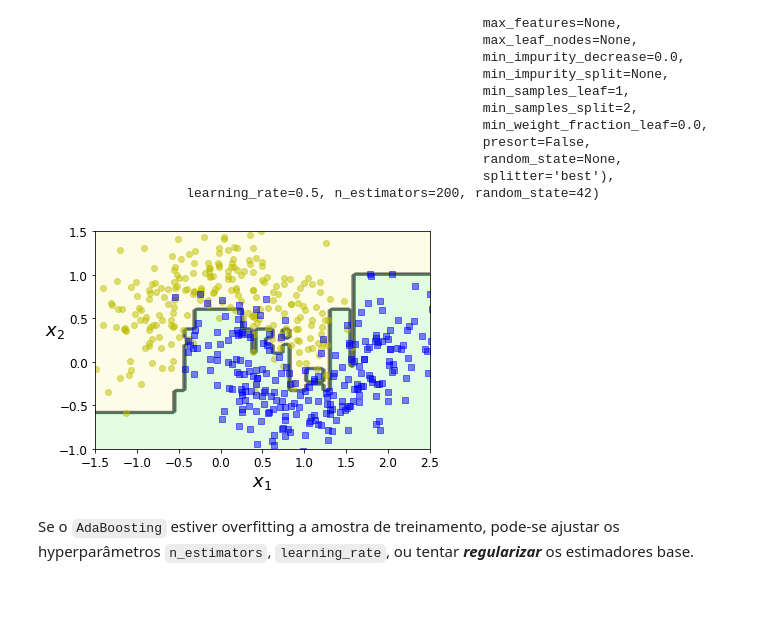
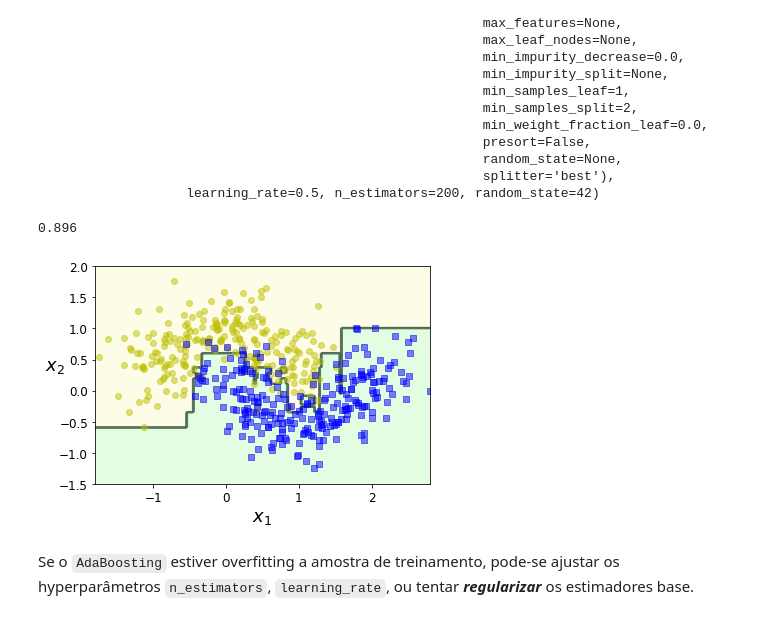
Before and after one commit to clemencia/ML4PPGF_UERJ, a Jupyter notebook: Ensemble_Learning_and_Random_Forests_conGraficos.ipynb, the cells around one changed output. Cells and saved outputs as stored; diff of their text form; code cells hidden in the pictures.

```diff
--- a/Ensemble_Learning_and_Random_Forests_conGraficos.ipynb
+++ b/Ensemble_Learning_and_Random_Forests_conGraficos.ipynb
@@ -381,8 +381,8 @@ VotingClassifier 0.896
 from matplotlib.colors import ListedColormap
 
 def plot_decision_boundary(clf, X, y, axes=[-1.5, 2.5, -1, 1.5], alpha=0.5, contour=True):
-    x1s = np.linspace(axes[0], axes[1], 100)
-    x2s = np.linspace(axes[2], axes[3], 100)
+    x1s = np.linspace(axes[0], axes[1], 200)
+    x2s = np.linspace(axes[2], axes[3], 200)
     x1, x2 = np.meshgrid(x1s, x2s)
     X_new = np.c_[x1.ravel(), x2.ravel()]
     y_pred = clf.predict(X_new).reshape(x1.shape)
@@ -624,10 +641,15 @@ AdaBoostClassifier(algorithm='SAMME.R',
                                                          random_state=None,
                                                          splitter='best'),
                    learning_rate=0.5, n_estimators=200, random_state=42)
+# %%
+y_pred_ada = ada_clf.predict(X_test)
+print(accuracy_score(y_test, y_pred_ada))
+# %% [output]
+0.896
 # %%
-plot_decision_boundary(ada_clf, X, y)
+plot_decision_boundary(ada_clf, X, y,axes=[-1.8,2.8,-1.5,2.0])
 # %% [output]
-[figure, old version]
+[figure, new version]
 # %% [markdown]
 Se o `AdaBoosting` estiver overfitting a amostra de treinamento, pode-se ajustar os hyperparâmetros `n_estimators`, `learning_rate`, ou tentar ***regularizar*** os estimadores base.
 # %% [markdown]
```
Also changed, not shown: parts of 5 cells of this notebook.
